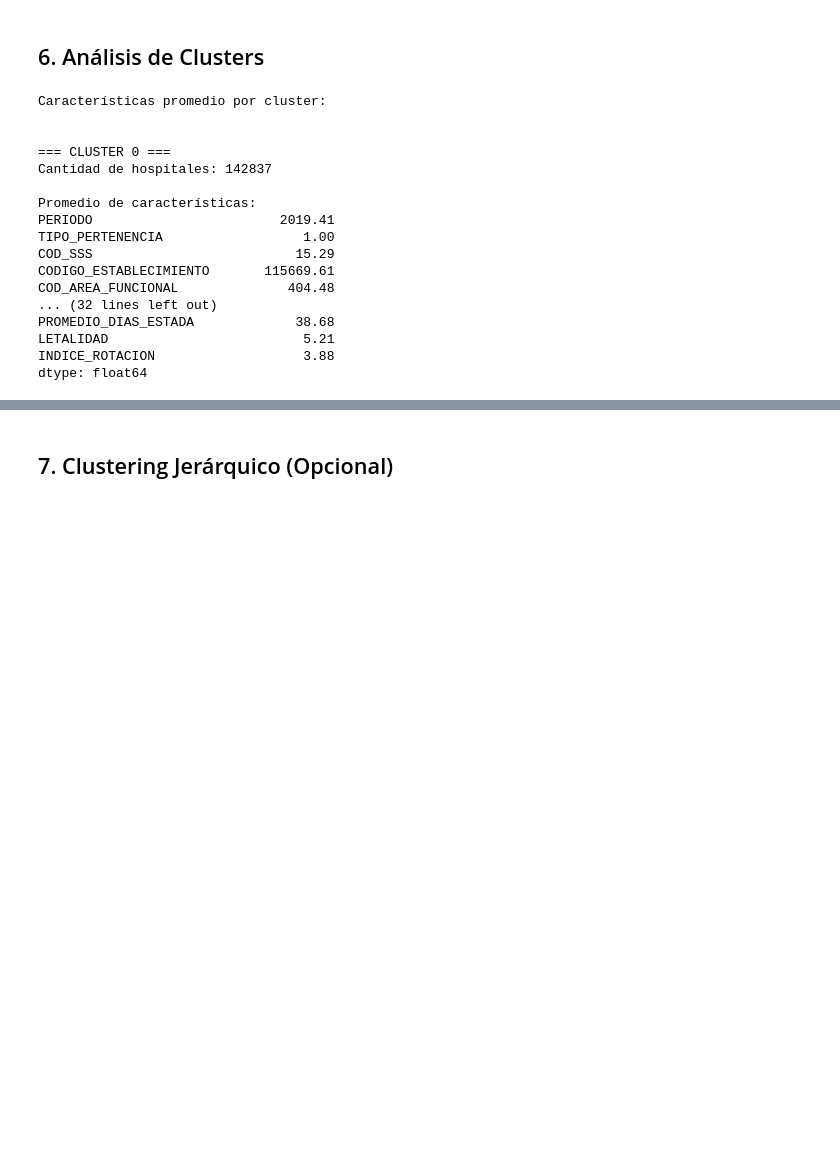
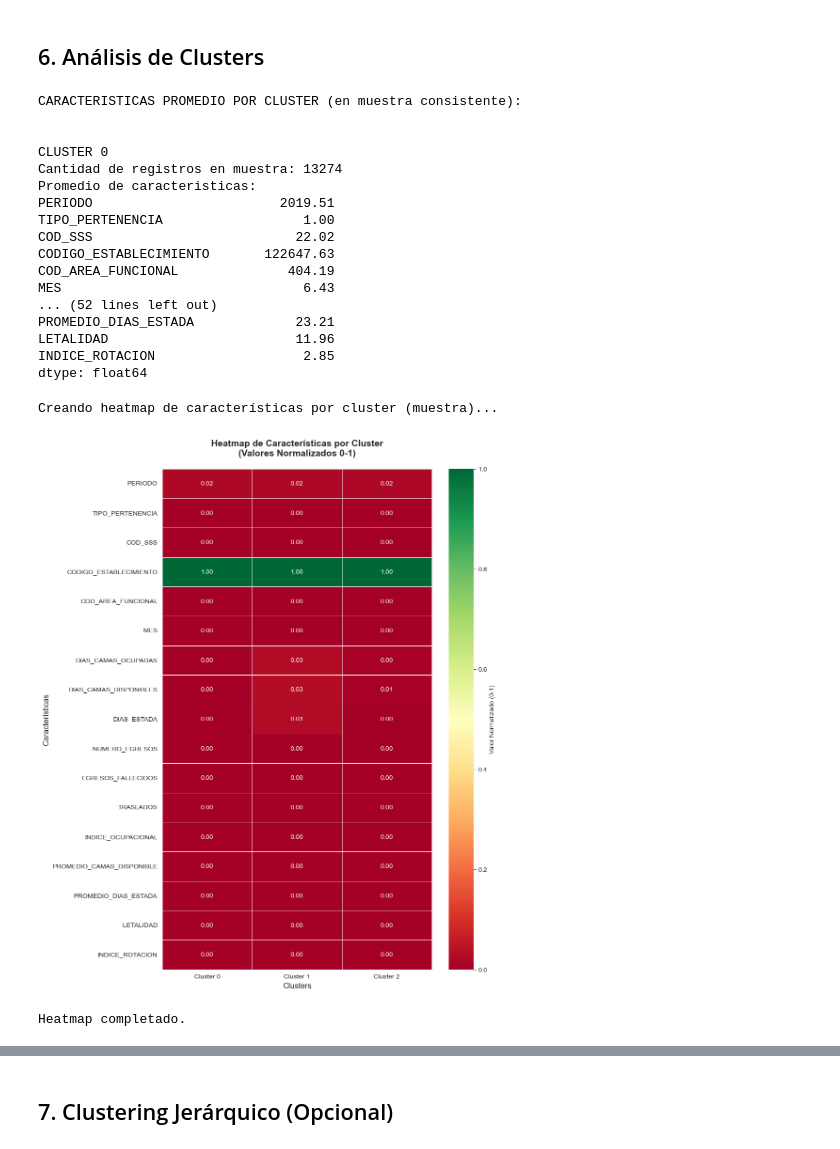
Before and after one commit to mrmiguel564/BD3-T3, a Jupyter notebook: T3-MiguelEspinoza.ipynb, the cells around one changed output, grey strips where cells are left out. Saved outputs shown, nothing was run; the diff lists cells and outputs as text; code cells hidden in the pictures; blank space fills up the shorter version.

```diff
--- a/T3-MiguelEspinoza.ipynb
+++ b/T3-MiguelEspinoza.ipynb
@@ -284,31 +237,72 @@ Calinski-Harabasz Index: 42265.4850
 # %% [markdown]
 ## 6. Análisis de Clusters
 # %%
-# Analisis descriptivo por cluster
-print('Caracteristicas promedio por cluster:\n')
+# Analisis descriptivo por cluster (en muestra)
+print('CARACTERISTICAS PROMEDIO POR CLUSTER (en muestra consistente):\n')
 
 for cluster in range(k_optimo):
     print(f'\nCLUSTER {cluster}')
-    print(f'Cantidad de registros: {(df_procesado["Cluster_KMeans"] == cluster).sum()}')
+    cluster_mask = df_muestra['Cluster_KMeans'] == cluster
+    print(f'Cantidad de registros en muestra: {cluster_mask.sum()}')
 
-    cluster_data = df_procesado[df_procesado['Cluster_KMeans'] == cluster][columnas_numericas]
+    cluster_data = df_muestra[cluster_mask][columnas_numericas]
     print(f'Promedio de caracteristicas:')
     print(cluster_data.mean().round(2))
 # %% [output]
-Características promedio por cluster:
+CARACTERISTICAS PROMEDIO POR CLUSTER (en muestra consistente):
 
 
-=== CLUSTER 0 ===
-Cantidad de hospitales: 142837
-
-Promedio de características:
-PERIODO                        2019.41
+CLUSTER 0
+Cantidad de registros en muestra: 13274
+Promedio de caracteristicas:
+PERIODO                        2019.51
 TIPO_PERTENENCIA                  1.00
-COD_SSS                          15.29
-CODIGO_ESTABLECIMIENTO       115669.61
-COD_AREA_FUNCIONAL              404.48
-... (32 lines left out)
-PROMEDIO_DIAS_ESTADA             38.68
-LETALIDAD                         5.21
-INDICE_ROTACION                   3.88
+COD_SSS                          22.02
+CODIGO_ESTABLECIMIENTO       122647.63
+COD_AREA_FUNCIONAL              404.19
+MES                               6.43
+... (52 lines left out)
+PROMEDIO_DIAS_ESTADA             23.21
+LETALIDAD                        11.96
+INDICE_ROTACION                   2.85
 dtype: float64
+# %%
+# Heatmap de características por cluster (muestra consistente)
+print('Creando heatmap de características por cluster (muestra)...\n')
+
+# Calcular promedios por cluster en la muestra
+cluster_profiles = []
+for cluster in range(k_optimo):
+    cluster_mask = df_muestra['Cluster_KMeans'] == cluster
+    cluster_data = df_muestra[cluster_mask][columnas_numericas]
+    cluster_profiles.append(cluster_data.mean())
+
+# Crear DataFrame con perfiles de clusters
+profile_df = pd.DataFrame(cluster_profiles).T
+profile_df.columns = [f'Cluster {i}' for i in range(k_optimo)]
+
+# Normalizar para visualización (escala 0-1)
+from sklearn.preprocessing import MinMaxScaler
+scaler_viz = MinMaxScaler()
+profile_normalized = pd.DataFrame(
+    scaler_viz.fit_transform(profile_df),
+    index=profile_df.index,
+    columns=profile_df.columns
+)
+
+# Crear heatmap
+fig, ax = plt.subplots(figsize=(10, 12))
+sns.heatmap(profile_normalized, annot=True, fmt='.2f', cmap='RdYlGn',
+            cbar_kws={'label': 'Valor Normalizado (0-1)'}, ax=ax, linewidths=0.5)
+ax.set_title('Heatmap de Características por Cluster\n(Valores Normalizados 0-1)',
+             fontsize=14, fontweight='bold', pad=20)
+ax.set_ylabel('Características', fontsize=12)
+ax.set_xlabel('Clusters', fontsize=12)
+plt.tight_layout()
+plt.show()
+
+print('Heatmap completado.')
+# %% [output]
+Creando heatmap de características por cluster (muestra)...
+[figure, added]
+Heatmap completado.
```
Also changed, not shown: parts of 20 cells of this notebook.
